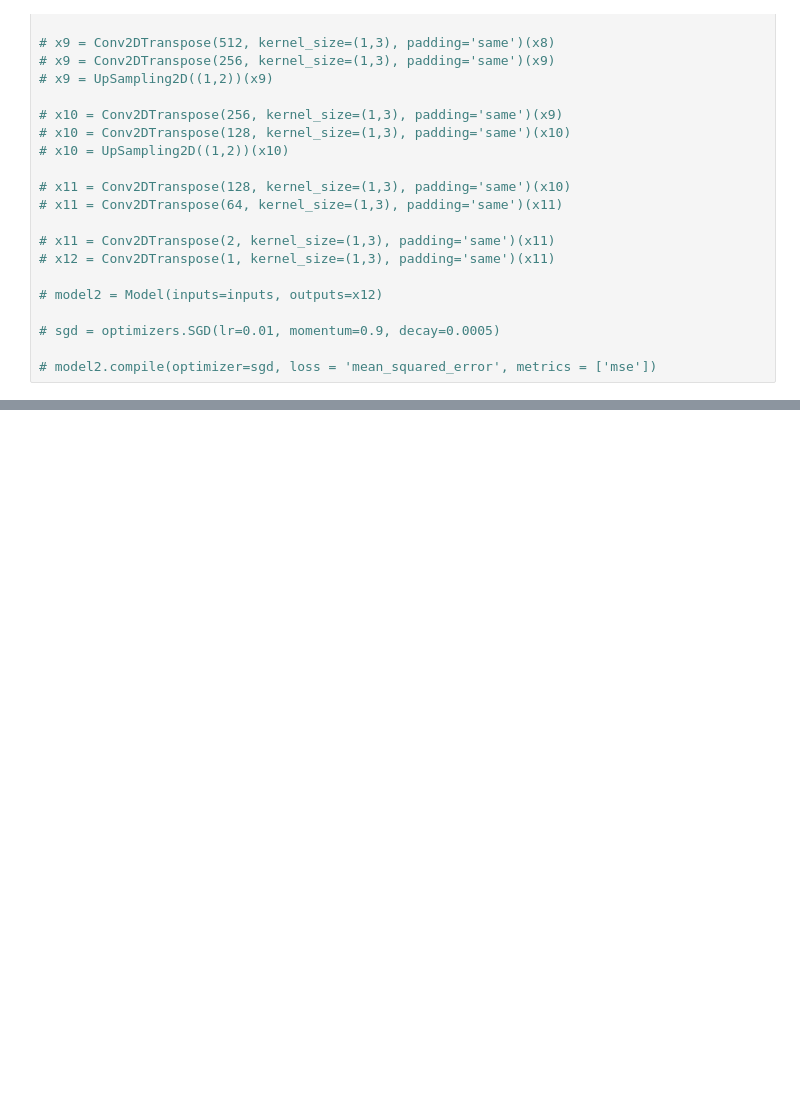
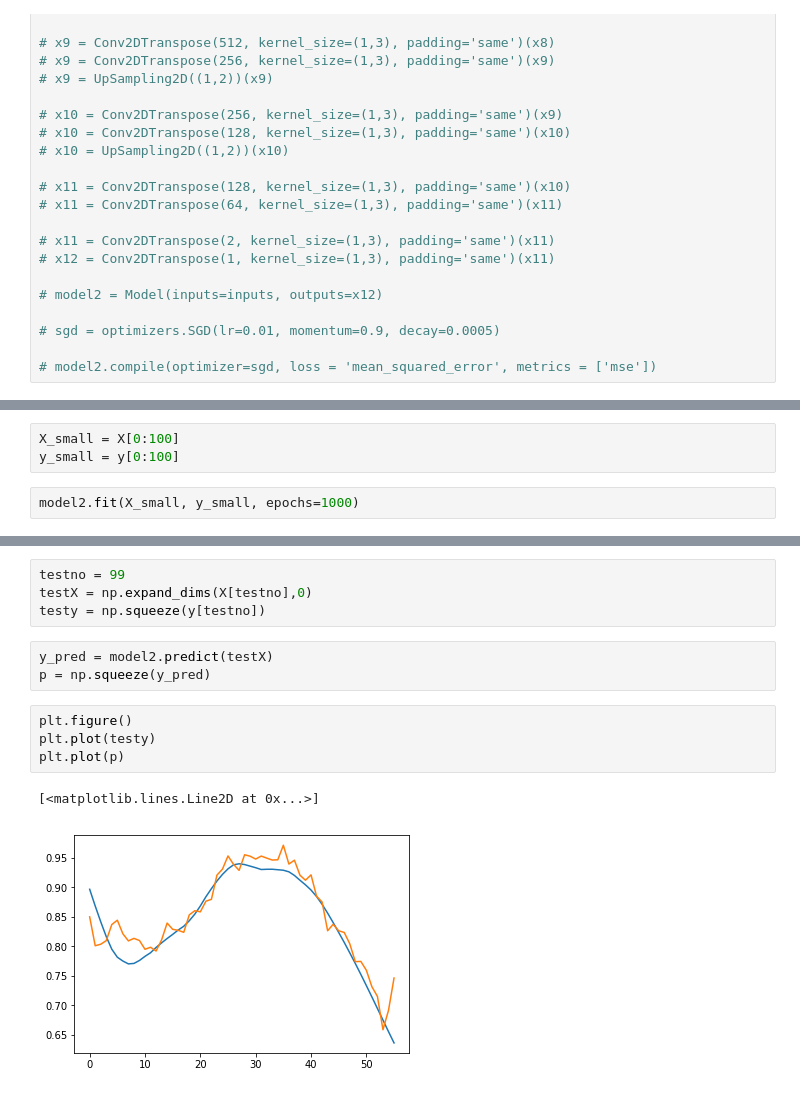
Before and after one commit to flybrains/sr-analysis, a Jupyter notebook: sra/rough_FCN.ipynb, the cells around one changed output, grey strips where cells are left out. Cells and saved outputs as stored; diff of their text form; blank space fills up the shorter version.

Commit message:
working model, needs refining

```diff
--- a/sra/rough_FCN.ipynb
+++ b/sra/rough_FCN.ipynb
@@ -267,0 +272,5 @@ X.shape
+# %%
+X_small = X[0:100]
+y_small = y[0:100]
+# %%
+model2.fit(X_small, y_small, epochs=1000)
@@ -267,0 +296,14 @@ X.shape
+# %%
+testno = 99
+testX = np.expand_dims(X[testno],0)
+testy = np.squeeze(y[testno])
+# %%
+y_pred = model2.predict(testX)
+p = np.squeeze(y_pred)
+# %%
+plt.figure()
+plt.plot(testy)
+plt.plot(p)
+# %% [output]
+[<matplotlib.lines.Line2D at 0x...>]
+[figure, added]
```
Also changed, not shown: parts of 16 cells of this notebook.
